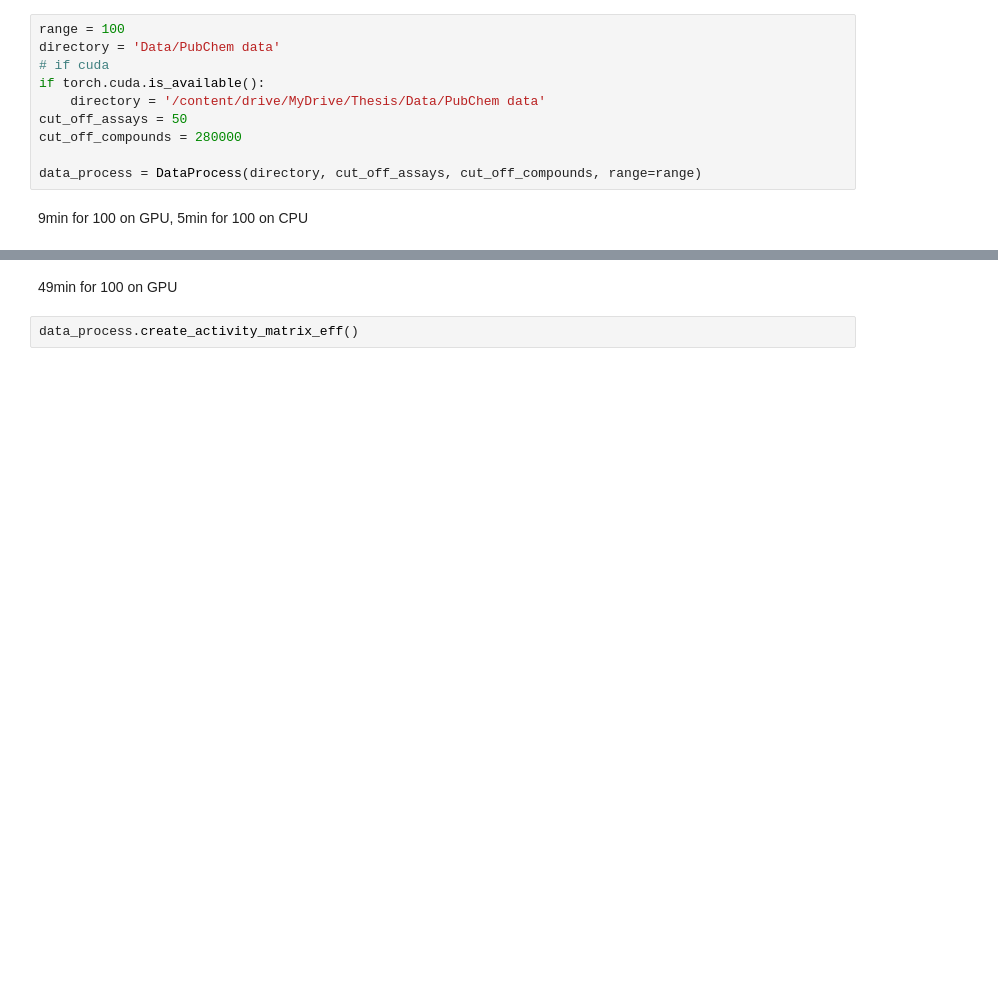
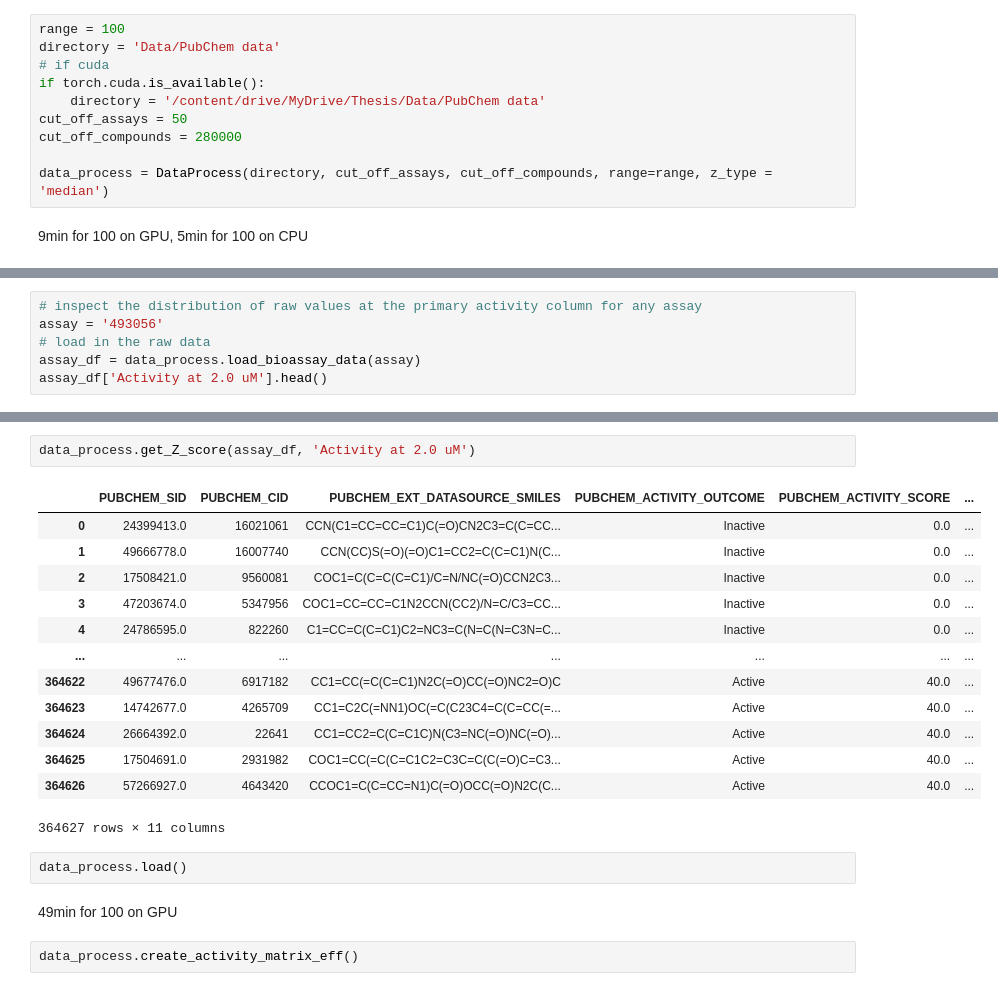
Before and after one commit to davidkubanek/Thesis, a Jupyter notebook: HTS_fingerprints.ipynb, the cells around one changed output, grey strips where cells are left out. Drawn from its saved outputs; the diff is of its cells as text; blank space fills up the shorter version.

Commit message:
modified z-scores to absolute median deviation

```diff
--- a/HTS_fingerprints.ipynb
+++ b/HTS_fingerprints.ipynb
@@ -536,6 +607,6 @@ if torch.cuda.is_available():
 cut_off_assays = 50
 cut_off_compounds = 280000
 
-data_process = DataProcess(directory, cut_off_assays, cut_off_compounds, range=range)
+data_process = DataProcess(directory, cut_off_assays, cut_off_compounds, range=range, z_type = 'median')
 # %% [markdown]
 9min for 100 on GPU, 5min for 100 on CPU
@@ -545,0 +646,6 @@ data_process.save()
+# %%
+# inspect the distribution of raw values at the primary activity column for any assay
+assay = '493056'
+# load in the raw data
+assay_df = data_process.load_bioassay_data(assay)
+assay_df['Activity at 2.0 uM'].head()
@@ -546,3 +668,21 @@ data_process.save()
+# %%
+data_process.get_Z_score(assay_df, 'Activity at 2.0 uM')
+# %% [output]
+|  | PUBCHEM_SID | PUBCHEM_CID | PUBCHEM_EXT_DATASOURCE_SMILES | PUBCHEM_ACTIVITY_OUTCOME | PUBCHEM_ACTIVITY_SCORE | ... |
+| 0 | 24399413.0 | 16021061 | CCN(C1=CC=CC=C1)C(=O)CN2C3=C(C=CC... | Inactive | 0.0 | ... |
+| 1 | 49666778.0 | 16007740 | CCN(CC)S(=O)(=O)C1=CC2=C(C=C1)N(C... | Inactive | 0.0 | ... |
+| 2 | 17508421.0 | 9560081 | COC1=C(C=C(C=C1)/C=N/NC(=O)CCN2C3... | Inactive | 0.0 | ... |
+| 3 | 47203674.0 | 5347956 | COC1=CC=CC=C1N2CCN(CC2)/N=C/C3=CC... | Inactive | 0.0 | ... |
+| 4 | 24786595.0 | 822260 | C1=CC=C(C=C1)C2=NC3=C(N=C(N=C3N=C... | Inactive | 0.0 | ... |
+| ... | ... | ... | ... | ... | ... | ... |
+| 364622 | 49677476.0 | 6917182 | CC1=CC(=C(C=C1)N2C(=O)CC(=O)NC2=O)C | Active | 40.0 | ... |
+| 364623 | 14742677.0 | 4265709 | CC1=C2C(=NN1)OC(=C(C23C4=C(C=CC(=... | Active | 40.0 | ... |
+| 364624 | 26664392.0 | 22641 | CC1=CC2=C(C=C1C)N(C3=NC(=O)NC(=O)... | Active | 40.0 | ... |
+| 364625 | 17504691.0 | 2931982 | COC1=CC(=C(C=C1C2=C3C=C(C(=O)C=C3... | Active | 40.0 | ... |
+| 364626 | 57266927.0 | 4643420 | CCOC1=C(C=CC=N1)C(=O)OCC(=O)N2C(C... | Active | 40.0 | ... |
+364627 rows × 11 columns
+# %%
+data_process.load()
 # %% [markdown]
 49min for 100 on GPU
 # %%
```
Also changed, not shown: parts of 9 cells of this notebook, 1 other file.
